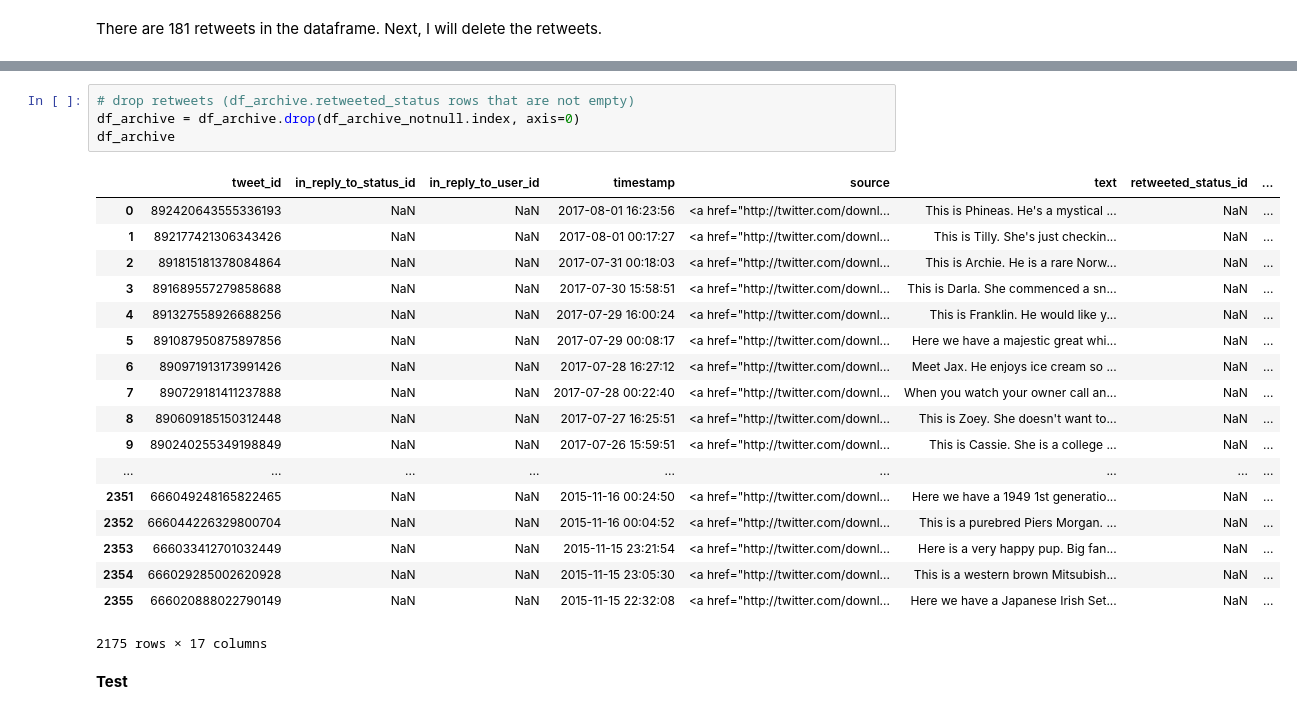
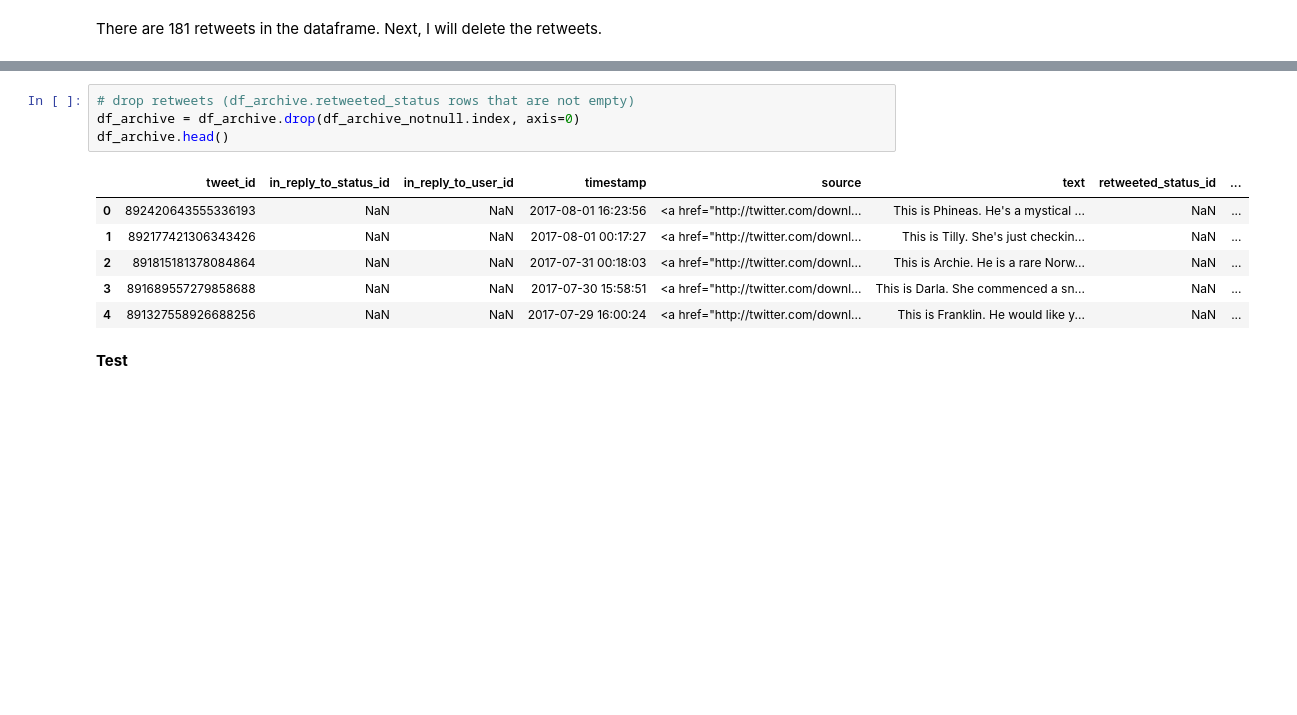
Before and after one commit to PiotrMajor/Data-Wrangling, a Jupyter notebook: wrangle_act.ipynb, the cells around one changed output, grey strips where cells are left out. Saved outputs shown, nothing was run; the diff lists cells and outputs as text; blank space fills up the shorter version.

```diff
--- a/wrangle_act.ipynb
+++ b/wrangle_act.ipynb
@@ -314,26 +303,14 @@ df_archive_notnull
 # %%
 # drop retweets (df_archive.retweeted_status rows that are not empty)
 df_archive = df_archive.drop(df_archive_notnull.index, axis=0)
-df_archive
+df_archive.head()
 # %% [output]
 |  | tweet_id | in_reply_to_status_id | in_reply_to_user_id | timestamp | source | text | retweeted_status_id | ... |
 | 0 | 892420643555336193 | NaN | NaN | 2017-08-01 16:23:56 | <a href="http://twitter.com/downl... | This is Phineas. He's a mystical ... | NaN | ... |
 | 1 | 892177421306343426 | NaN | NaN | 2017-08-01 00:17:27 | <a href="http://twitter.com/downl... | This is Tilly. She's just checkin... | NaN | ... |
 | 2 | 891815181378084864 | NaN | NaN | 2017-07-31 00:18:03 | <a href="http://twitter.com/downl... | This is Archie. He is a rare Norw... | NaN | ... |
 | 3 | 891689557279858688 | NaN | NaN | 2017-07-30 15:58:51 | <a href="http://twitter.com/downl... | This is Darla. She commenced a sn... | NaN | ... |
 | 4 | 891327558926688256 | NaN | NaN | 2017-07-29 16:00:24 | <a href="http://twitter.com/downl... | This is Franklin. He would like y... | NaN | ... |
-| 5 | 891087950875897856 | NaN | NaN | 2017-07-29 00:08:17 | <a href="http://twitter.com/downl... | Here we have a majestic great whi... | NaN | ... |
-| 6 | 890971913173991426 | NaN | NaN | 2017-07-28 16:27:12 | <a href="http://twitter.com/downl... | Meet Jax. He enjoys ice cream so ... | NaN | ... |
-| 7 | 890729181411237888 | NaN | NaN | 2017-07-28 00:22:40 | <a href="http://twitter.com/downl... | When you watch your owner call an... | NaN | ... |
-| 8 | 890609185150312448 | NaN | NaN | 2017-07-27 16:25:51 | <a href="http://twitter.com/downl... | This is Zoey. She doesn't want to... | NaN | ... |
-| 9 | 890240255349198849 | NaN | NaN | 2017-07-26 15:59:51 | <a href="http://twitter.com/downl... | This is Cassie. She is a college ... | NaN | ... |
-| ... | ... | ... | ... | ... | ... | ... | ... | ... |
-| 2351 | 666049248165822465 | NaN | NaN | 2015-11-16 00:24:50 | <a href="http://twitter.com/downl... | Here we have a 1949 1st generatio... | NaN | ... |
-| 2352 | 666044226329800704 | NaN | NaN | 2015-11-16 00:04:52 | <a href="http://twitter.com/downl... | This is a purebred Piers Morgan. ... | NaN | ... |
-| 2353 | 666033412701032449 | NaN | NaN | 2015-11-15 23:21:54 | <a href="http://twitter.com/downl... | Here is a very happy pup. Big fan... | NaN | ... |
-| 2354 | 666029285002620928 | NaN | NaN | 2015-11-15 23:05:30 | <a href="http://twitter.com/downl... | This is a western brown Mitsubish... | NaN | ... |
-| 2355 | 666020888022790149 | NaN | NaN | 2015-11-15 22:32:08 | <a href="http://twitter.com/downl... | Here we have a Japanese Irish Set... | NaN | ... |
-2175 rows × 17 columns
 # %% [markdown]
 **Test**
 # %%
```
Also changed, not shown: parts of 28 cells of this notebook.
